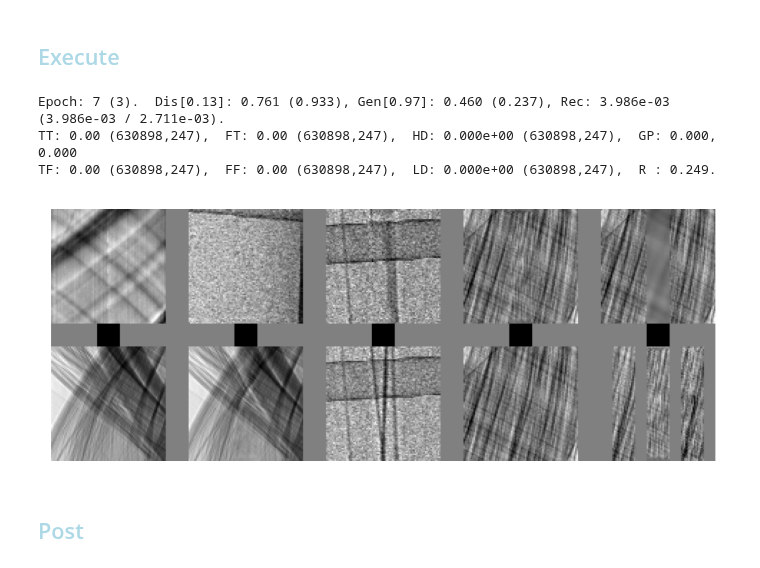
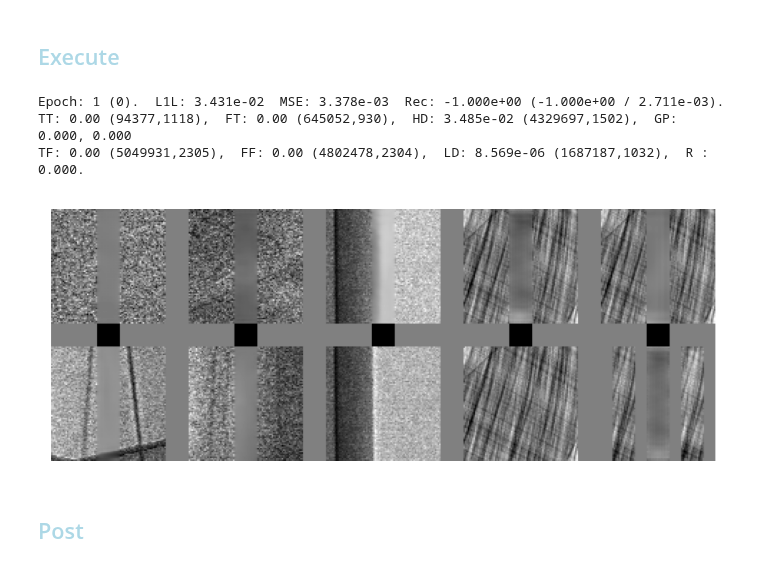
Before and after one commit to AustralianSynchrotron/sinogap, a Jupyter notebook: sinogap_bp0.ipynb, the cells around one changed output. Saved outputs shown, nothing was run; the diff lists cells and outputs as text; code cells hidden in the pictures.

```diff
--- a/sinogap_bp0.ipynb
+++ b/sinogap_bp0.ipynb
@@ -499,3 +226,20 @@ Estimated Total Size (MB): 104.20
+# %%
+
+class Discriminator(sg.DiscriminatorTemplate):
+    def __init__(self):
+        super(Discriminator, self).__init__()
+        self.param = nn.Parameter(torch.zeros(1))
+    def forward(self, images):
+        return torch.zeros((images.shape[0],1), device=sg.TCfg.device)
+
+
+sg.discriminator = Discriminator()
+sg.discriminator = sg.discriminator.to(sg.TCfg.device)
+model_summary = summary(sg.discriminator, input_data=sg.refImages[0,...] ).__str__()
+#print(model_summary)
+#sg.writer.add_graph(sg.discriminator, refImages)
+
+sg.optimizer_D = sg.createOptimizer(sg.discriminator, sg.TCfg.learningRateD)
 # %% [markdown]
 ## <font style="color:lightblue">Restore checkpoint</font>
 # %%
@@ -517,9 +254,8 @@ Distances of reference images: REC: 1.911e-03, MSE: 1.911e-03, L1L: 2.628e-02.
 # %%
 
-sg.TCfg.batchSize = 64
-sg.freeGPUmem()
-sg.dataLoader = sg.createTrainLoader(trainSet, num_workers=0)
-sg.testLoader = sg.createTestLoader(testSet, num_workers=0)
+#sg.TCfg.batchSize = 64
+sg.dataLoader = sg.createTrainLoader(trainSet, num_workers=8)
+sg.testLoader = sg.createTestLoader(testSet, num_workers=8)
 #Rec_diff, MSE_diff, L1L_diff = sg.summarizeSet(sg.testLoader)
 ##Summary. Rec: 2.203e-03, MSE: 2.203e-03, L1L: 1.882e-02.
 #sg.writer.add_scalars("Test per epoch",
@@ -534,50 +270,61 @@ sg.testLoader = sg.createTestLoader(testSet, num_workers=0)
 #                   ,'L1L': L1L_diff
 #                   ,'REC': Rec_diff
 #                   }, sg.epoch )
 
 #torch.autograd.set_detect_anomaly(True)
 #Summary. Rec: 2.711e-03, MSE: 2.711e-03, L1L: 3.165e-02.
 Rec_diff, MSE_diff, L1L_diff = 2.711e-03, 2.711e-03, 3.165e-02
 sg.prepGdLoss =  Rec_diff
 if Rec_diff == 0:
     Rec_diff, MSE_diff, L1L_diff = sg.summarizeSet(sg.dataLoader)
 if not sg.epoch :
     sg.writer.add_scalars("Distances per epoch",
                           {'MSE': MSE_diff
                           ,'L1L': L1L_diff
                           ,'REC': Rec_diff
                           }, 0 )
 
-sg.lossDifCoef = 256.0
-def my_afterEachEpoch(epoch) :
-    sg.lossDifCoef = min( 1000 , sg.lossDifCoef * 1.1 )
-sg.afterEachEpoch = my_afterEachEpoch
+#minGdLossToKeep = sg.minGdLoss
+#startingEpoch=sg.epoch
+#def my_afterEachEpoch(epoch) :
+#    global startingEpoch, minGdLossToKeep
+#    if sg.minGEpoch < startingEpoch+2 and sg.minGdLoss < minGdLossToKeep :
+#        sg.minGdLoss = minGdLossToKeep
+#        return
+#    for item in itertools.chain( sg.optimizer_D.param_groups, sg.optimizer_G.param_groups ):
+#        item['lr'] *= 0.99
+#sg.afterEachEpoch = my_afterEachEpoch
 
-def my_beforeReport() :
-    print(f"sg.lossDifCoef: {sg.lossDifCoef}.")
-sg.beforeReport = my_beforeReport
+#
+#def my_afterEachEpoch(epoch) :
+#    if sg.minGEpoch < 600 :
+#        return
+#    if not sg.dataLoader is None :
+#        del sg.dataLoader
+#        sg.freeGPUmem()
+#    if sg.TCfg.batchSize < 131072 :
+#    sg.TCfg.batchSize += round( 0.01 * sg.TCfg.batchSize )
+#    sg.dataLoader = sg.createTrainLoader(trainSet, num_workers=24)
+#    print("Batch size: ",sg.TCfg.batchSize)
+#sg.afterEachEpoch = my_afterEachEpoch
 
-
-sg.noAdv = False
-sg.withNoGrad = False
-sg.lossAdvCoef = 1.0
+sg.noAdv = True
 
 try :
     sg.train(savedCheckPoint)
 except :
     del sg.dataLoader
-    del sg.testLoader
     sg.freeGPUmem()
     1/10 # to release Jupyuter memory in the next step
     raise
 
 
- # complex discriminator
+ # purely diff, none pretrained, train all
 # %% [output]
-Epoch: 7 (3).  Dis[0.13]: 0.761 (0.933), Gen[0.97]: 0.460 (0.237), Rec: 3.986e-03 (3.986e-03 / 2.711e-03).
-TT: 0.00 (630898,247),  FT: 0.00 (630898,247),  HD: 0.000e+00 (630898,247),  GP: 0.000, 0.000
-TF: 0.00 (630898,247),  FF: 0.00 (630898,247),  LD: 0.000e+00 (630898,247),  R : 0.249.
+Epoch: 1 (0).  L1L: 3.431e-02  MSE: 3.378e-03  Rec: -1.000e+00 (-1.000e+00 / 2.711e-03).
+TT: 0.00 (94377,1118),  FT: 0.00 (645052,930),  HD: 3.485e-02 (4329697,1502),  GP: 0.000, 0.000
+TF: 0.00 (5049931,2305),  FF: 0.00 (4802478,2304),  LD: 8.569e-06 (1687187,1032),  R : 0.000.
-[figure, old version]
+[figure, new version]
 # %% [markdown]
 ## <font style="color:lightblue">Post</font>
 # %%
```
Also changed, not shown: parts of 10 cells of this notebook, 3 other files.
